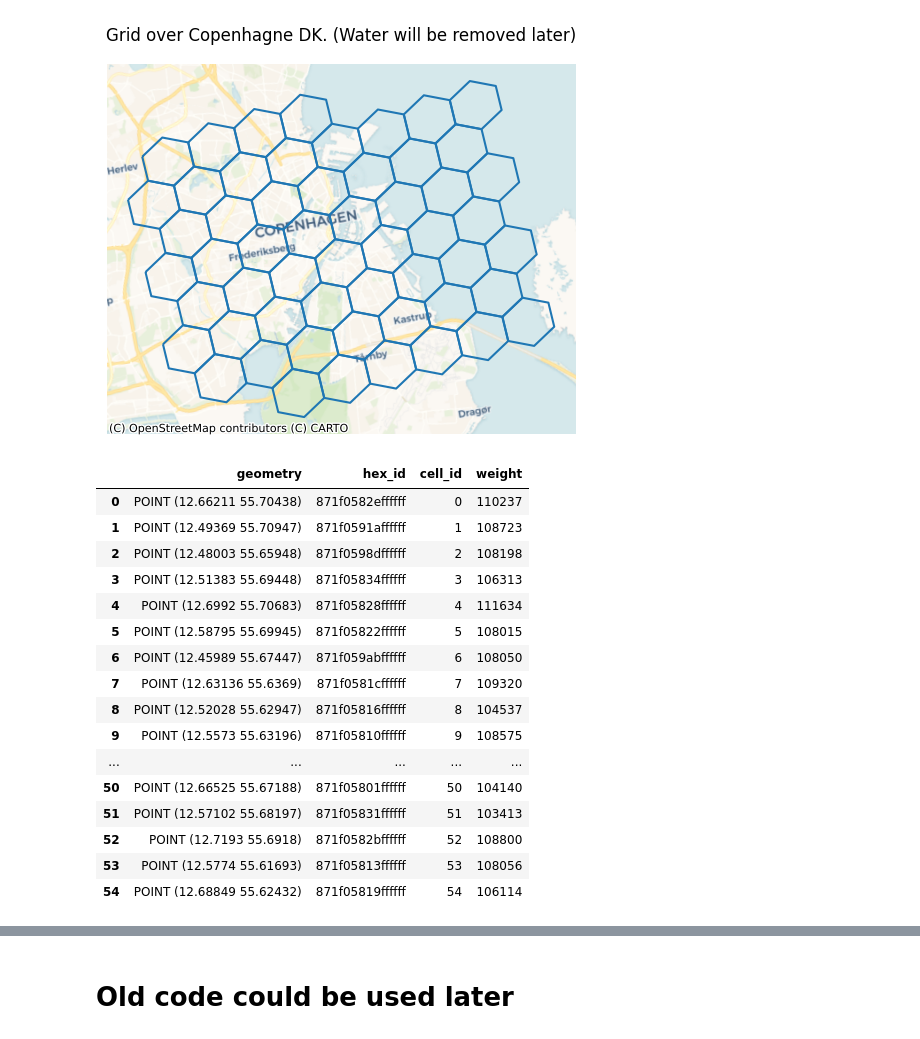
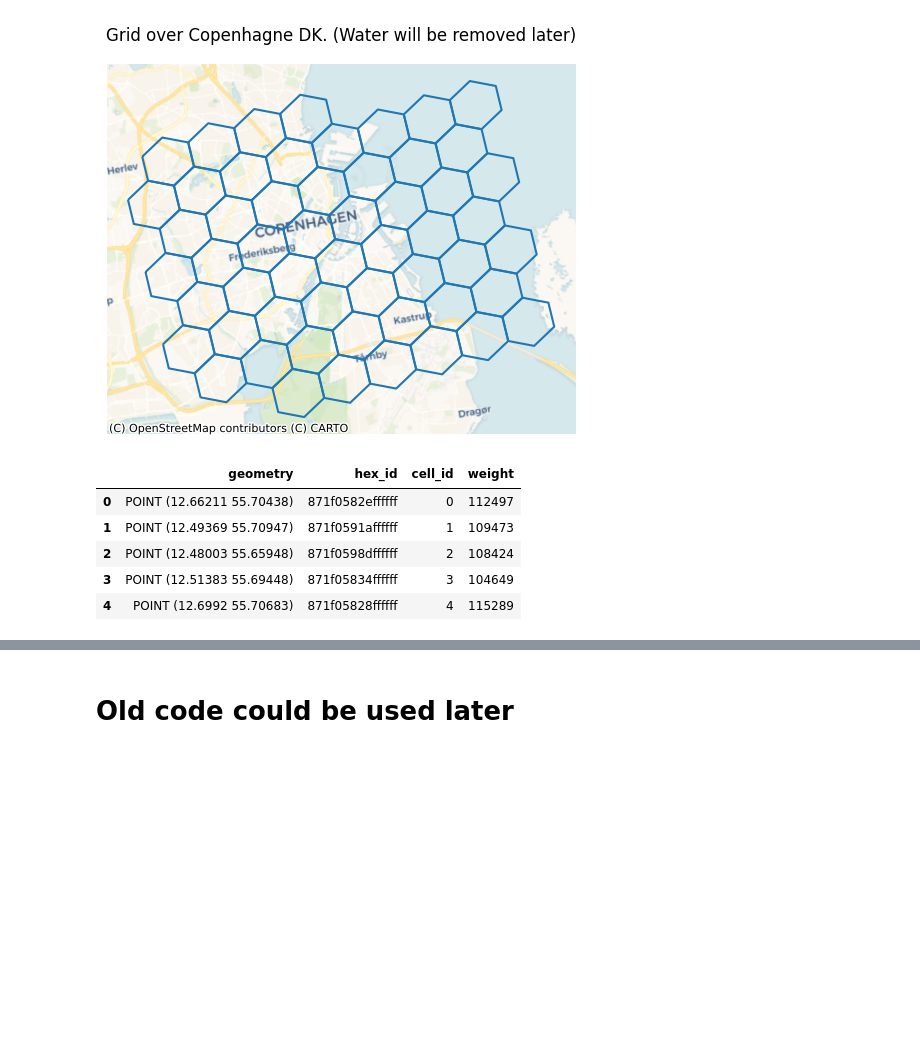
Before and after one commit to jevgbur/Genetic-algorithms-metro-optimization, a Jupyter notebook: basic_genetic/GA_Hexagon_V1.ipynb, the cells around one changed output, grey strips where cells are left out. Cells and saved outputs as stored; diff of their text form; code cells hidden in the pictures; blank space fills up the shorter version.

```diff
--- a/basic_genetic/GA_Hexagon_V1.ipynb
+++ b/basic_genetic/GA_Hexagon_V1.ipynb
@@ -179,25 +182,14 @@ hex_gdf = grid.to_crs(4326).copy()
 hex_gdf["geometry"] = hex_gdf.representative_point()
 points = gpd.GeoDataFrame(hex_gdf, geometry="geometry", crs=hex_gdf.crs)
 
-pair_list = generate_trip_weight(points, 1500, 2500)
+pair_list = generate_trip_weight(points, 1000, 3000)
 pointes_weighted = create_weights(points, pair_list)
-
-pointes_weighted
-# %% [output]
-|  | geometry | hex_id | cell_id | weight |
-| 0 | POINT (12.66211 55.70438) | 871f0582effffff | 0 | 110237 |
-| 1 | POINT (12.49369 55.70947) | 871f0591affffff | 1 | 108723 |
-| 2 | POINT (12.48003 55.65948) | 871f0598dffffff | 2 | 108198 |
-| 3 | POINT (12.51383 55.69448) | 871f05834ffffff | 3 | 106313 |
-| 4 | POINT (12.6992 55.70683) | 871f05828ffffff | 4 | 111634 |
-| 5 | POINT (12.58795 55.69945) | 871f05822ffffff | 5 | 108015 |
-| 6 | POINT (12.45989 55.67447) | 871f059abffffff | 6 | 108050 |
-| 7 | POINT (12.63136 55.6369) | 871f0581cffffff | 7 | 109320 |
-| 8 | POINT (12.52028 55.62947) | 871f05816ffffff | 8 | 104537 |
-| 9 | POINT (12.5573 55.63196) | 871f05810ffffff | 9 | 108575 |
-| ... | ... | ... | ... | ... |
-| 50 | POINT (12.66525 55.67188) | 871f05801ffffff | 50 | 104140 |
-| 51 | POINT (12.57102 55.68197) | 871f05831ffffff | 51 | 103413 |
-| 52 | POINT (12.7193 55.6918) | 871f0582bffffff | 52 | 108800 |
-| 53 | POINT (12.5774 55.61693) | 871f05813ffffff | 53 | 108056 |
-| 54 | POINT (12.68849 55.62432) | 871f05819ffffff | 54 | 106114 |
+# %%
+pointes_weighted.head()
+# %% [output]
+|  | geometry | hex_id | cell_id | weight |
+| 0 | POINT (12.66211 55.70438) | 871f0582effffff | 0 | 112497 |
+| 1 | POINT (12.49369 55.70947) | 871f0591affffff | 1 | 109473 |
+| 2 | POINT (12.48003 55.65948) | 871f0598dffffff | 2 | 108424 |
+| 3 | POINT (12.51383 55.69448) | 871f05834ffffff | 3 | 104649 |
+| 4 | POINT (12.6992 55.70683) | 871f05828ffffff | 4 | 115289 |
```
Also changed, not shown: parts of 6 cells of this notebook, 1 other file.
